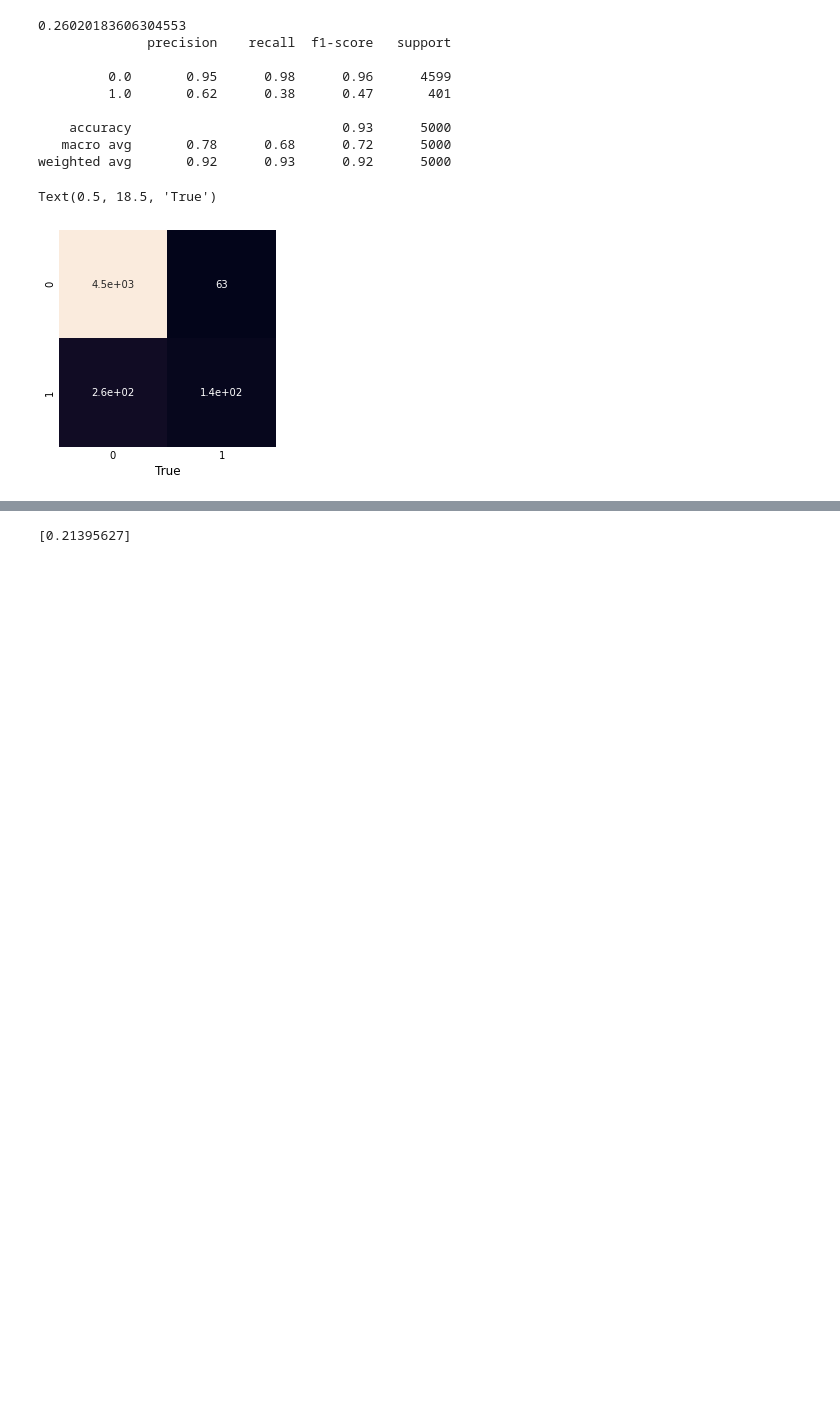
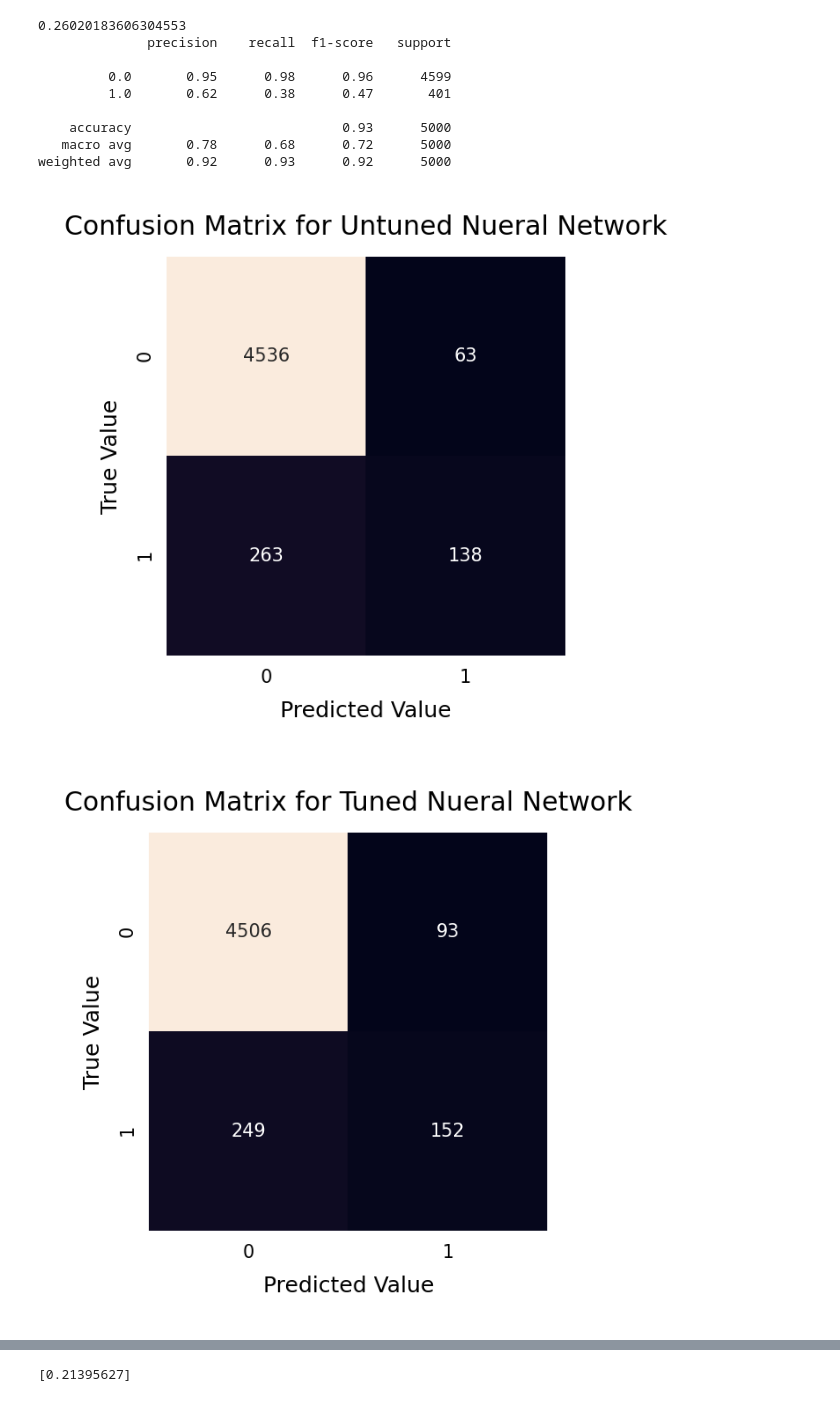
Before and after one commit to ayush-kumar-1/UGADataScienceCompetition, a Jupyter notebook: notebooks/2_feed_forward_nn.ipynb, the cells around one changed output, grey strips where cells are left out. Cells and saved outputs as stored; diff of their text form; code cells hidden in the pictures; blank space fills up the shorter version.

```diff
--- a/notebooks/2_feed_forward_nn.ipynb
+++ b/notebooks/2_feed_forward_nn.ipynb
@@ -383,14 +400,33 @@ print(report(y_test, decide(nn.predict_proba(x_test), threshold)))
     accuracy                           0.93      5000
    macro avg       0.78      0.68      0.72      5000
 weighted avg       0.92      0.93      0.92      5000
-# %%
-import seaborn as sn
-plt.rcParams
-sn.heatmap(list(confusion_matrix(y_test, nn.predict(x_test))),
-            square = True,
-            annot = True,
-            cbar = False)
-plt.xlabel("True")
-# %% [output]
-Text(0.5, 18.5, 'True')
-[figure, removed]
+# %%
+
+def plot_conf_mat(title, conf_mat, save = None):
+    plt.rcParams["figure.figsize"] = [2, 2]
+    plt.rcParams["font.size"] = 5
+    plt.rcParams["figure.dpi"] = 300
+    sn.heatmap(conf_mat,
+                square = True,
+                fmt = 'g',
+                annot = True,
+                cbar = False)
+    plt.xlabel("Predicted Value")
+    plt.ylabel("True Value")
+    plt.title(title)
+    if save:
+        plt.savefig(save)
+        plt.show()
+    else:
+        plt.show()
+
+plot_conf_mat("Confusion Matrix for Untuned Nueral Network",
+              confusion_matrix(y_test, nn.predict(x_test)),
+              "untuned_nn_confmat.png")
+
+plot_conf_mat("Confusion Matrix for Tuned Nueral Network",
+             confusion_matrix(y_test, decide(nn.predict_proba(x_test), threshold = 0.2602)),
+              "tuned_nn_confmat.png")
+# %% [output]
+[figure, added]
+[figure, added]
```
Also changed, not shown: parts of 2 cells of this notebook, 22 other files.
